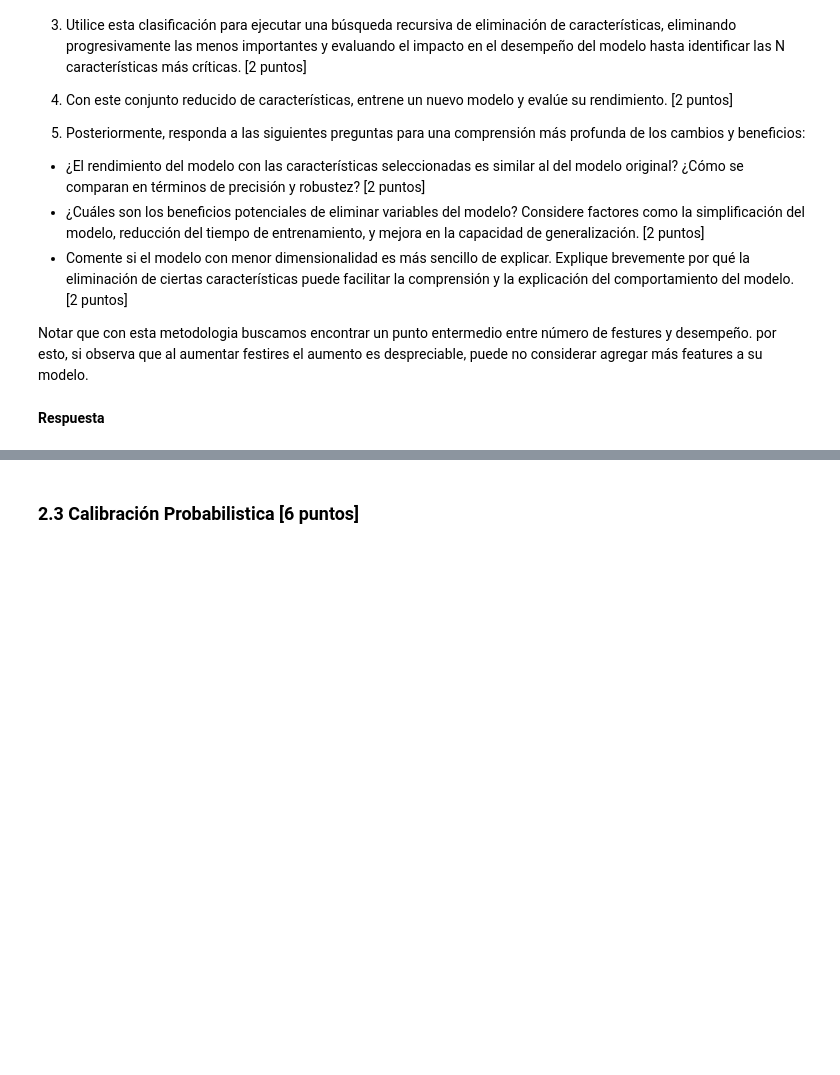
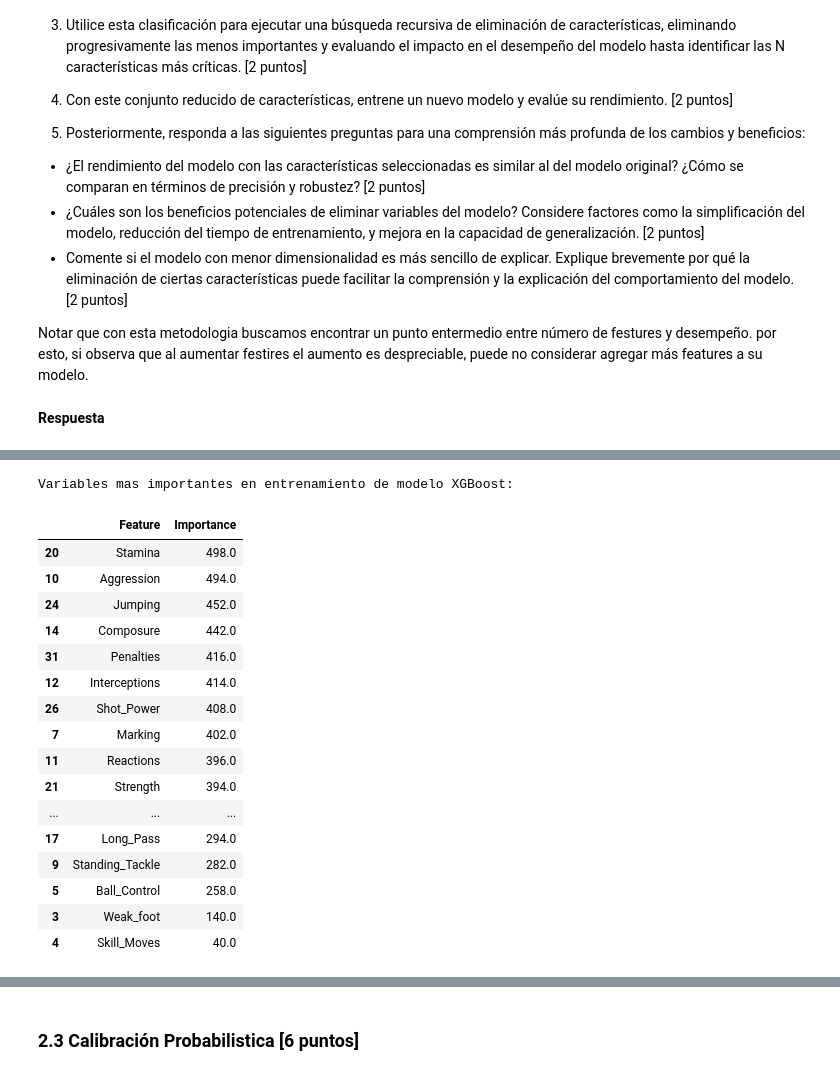
Before and after one commit to t-abedrapo/Laboratorio7_REP, a Jupyter notebook: Lab_7.ipynb, the cells around one changed output, grey strips where cells are left out. Saved outputs shown, nothing was run; the diff lists cells and outputs as text; code cells hidden in the pictures; blank space fills up the shorter version.

```diff
--- a/Lab_7.ipynb
+++ b/Lab_7.ipynb
@@ -663,0 +774,28 @@ Notar que con esta metodologia buscamos encontrar un punto entermedio entre núm
+# %%
+import xgboost
+
+re = 2
+test_size = 0.2
+
+X = df.drop(categoricas, axis=1)
+X = X.drop(['label'], axis=1)
+y = df['label']
+
+X_train, X_test, y_train, y_test = train_test_split(X, y, test_size=test_size, random_state=re)
+
+dtrain = xgboost.DMatrix(X_train, label=y_train)
+dtest = xgboost.DMatrix(X_test, label=y_test)
+
+
+params = {
+    'objective': 'multi:softmax',
+    'eval_metric': 'logloss',
+    'num_class': 2,
+    'max_depth': 7,
+    'eta': 0.2
+}
+
+model = xgboost.train(params, dtrain, num_boost_round=100)
+
+y_pred_proba = model.predict(dtest)
+y_pred = (y_pred_proba > 0.5).astype(bool)
@@ -663,0 +815,25 @@ Notar que con esta metodologia buscamos encontrar un punto entermedio entre núm
+# %%
+importance = model.get_score(importance_type='weight')
+importance_df = pd.DataFrame(importance.items(), columns=['Feature', 'Importance']).sort_values(by='Importance', ascending=False)
+
+print('Variables mas importantes en entrenamiento de modelo XGBoost:\n')
+importance_df
+# %% [output]
+Variables mas importantes en entrenamiento de modelo XGBoost:
+|  | Feature | Importance |
+| 20 | Stamina | 498.0 |
+| 10 | Aggression | 494.0 |
+| 24 | Jumping | 452.0 |
+| 14 | Composure | 442.0 |
+| 31 | Penalties | 416.0 |
+| 12 | Interceptions | 414.0 |
+| 26 | Shot_Power | 408.0 |
+| 7 | Marking | 402.0 |
+| 11 | Reactions | 396.0 |
+| 21 | Strength | 394.0 |
+| ... | ... | ... |
+| 17 | Long_Pass | 294.0 |
+| 9 | Standing_Tackle | 282.0 |
+| 5 | Ball_Control | 258.0 |
+| 3 | Weak_foot | 140.0 |
+| 4 | Skill_Moves | 40.0 |
```
Also changed, not shown: parts of 17 cells of this notebook.
